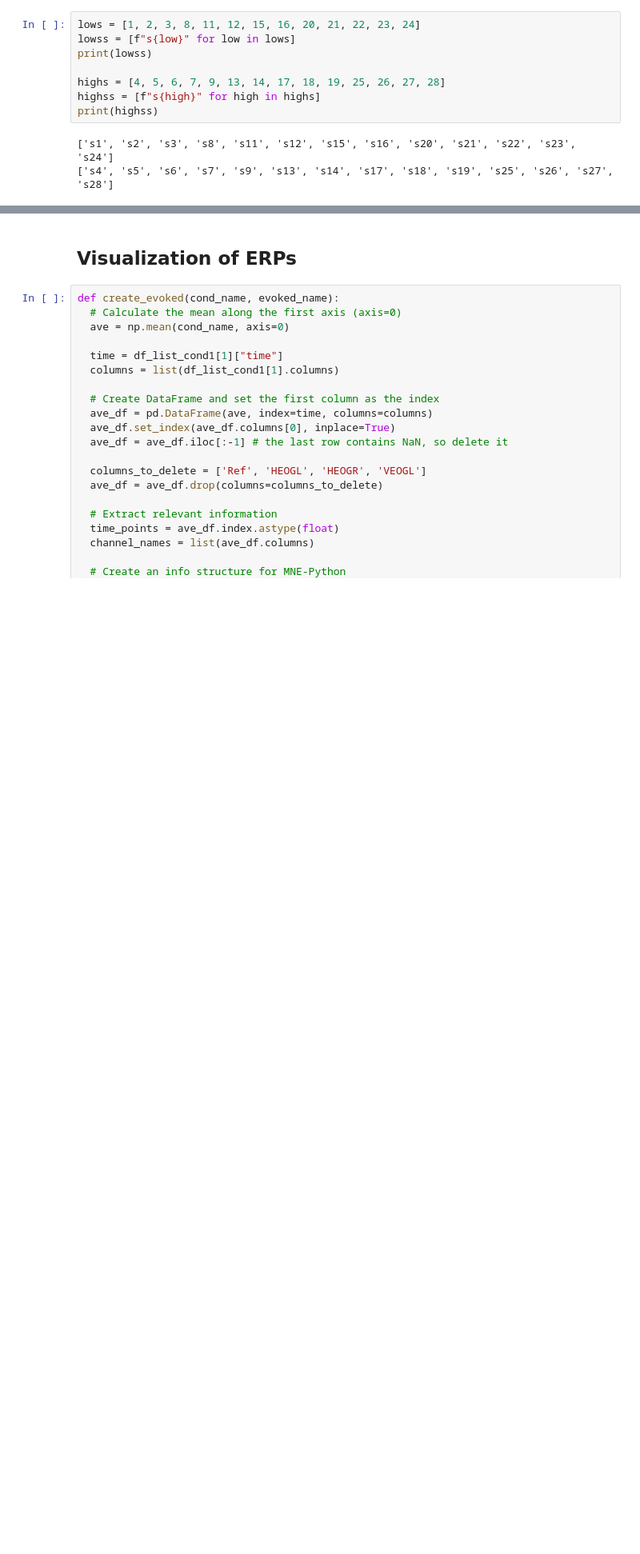
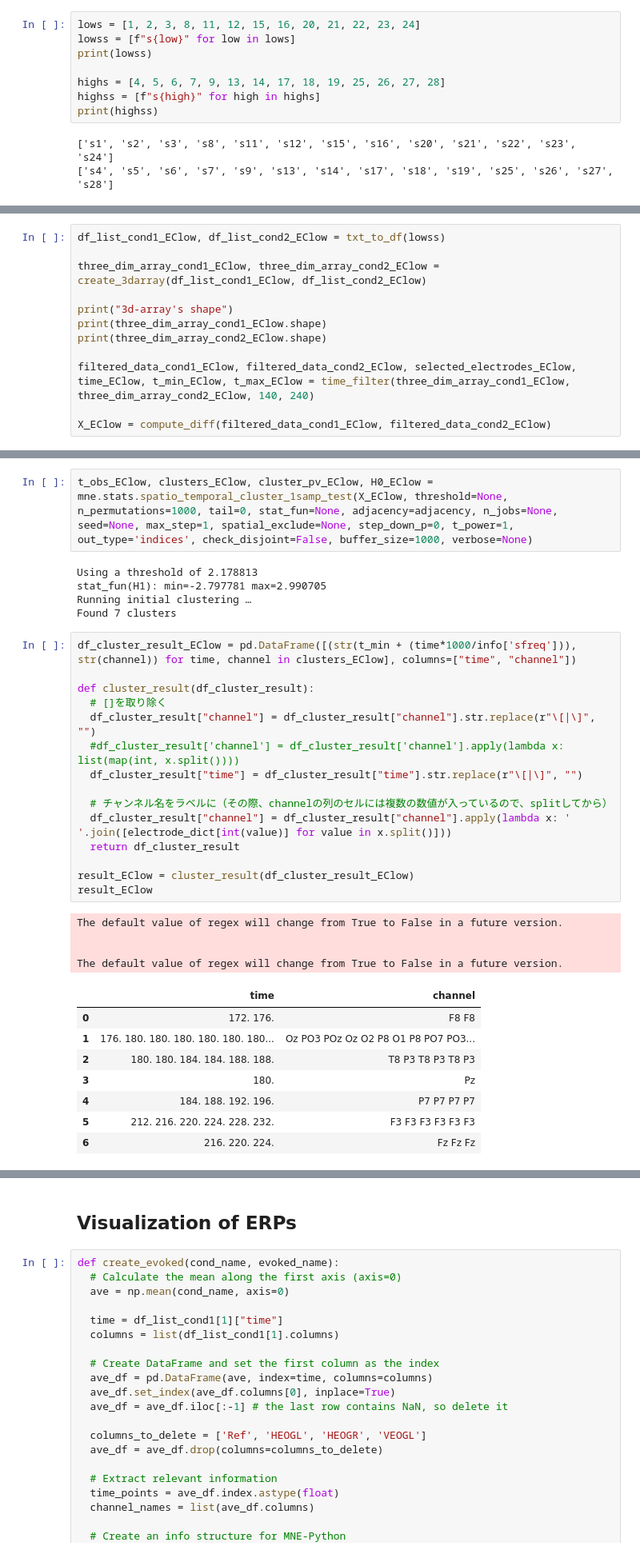
Before and after one commit to Kei-Kobayash/multiple_smiles, a Jupyter notebook: Spato_temporal_permutation2023.ipynb, the cells around one changed output, grey strips where cells are left out. Shown at 80% size. Cells and saved outputs as stored; diff of their text form; blank space fills up the shorter version.

```diff
--- a/Spato_temporal_permutation2023.ipynb
+++ b/Spato_temporal_permutation2023.ipynb
@@ -517,0 +530,12 @@ df_list_EClow, df_list_EChigh = txt_to_df()
+# %%
+df_list_cond1_EClow, df_list_cond2_EClow = txt_to_df(lowss)
+
+three_dim_array_cond1_EClow, three_dim_array_cond2_EClow = create_3darray(df_list_cond1_EClow, df_list_cond2_EClow)
+
+print("3d-array's shape")
+print(three_dim_array_cond1_EClow.shape)
+print(three_dim_array_cond2_EClow.shape)
+
+filtered_data_cond1_EClow, filtered_data_cond2_EClow, selected_electrodes_EClow, time_EClow, t_min_EClow, t_max_EClow = time_filter(three_dim_array_cond1_EClow, three_dim_array_cond2_EClow, 140, 240)
+
+X_EClow = compute_diff(filtered_data_cond1_EClow, filtered_data_cond2_EClow)
@@ -517,0 +547,35 @@ df_list_EClow, df_list_EChigh = txt_to_df()
+# %%
+t_obs_EClow, clusters_EClow, cluster_pv_EClow, H0_EClow = mne.stats.spatio_temporal_cluster_1samp_test(X_EClow, threshold=None, n_permutations=1000, tail=0, stat_fun=None, adjacency=adjacency, n_jobs=None, seed=None, max_step=1, spatial_exclude=None, step_down_p=0, t_power=1, out_type='indices', check_disjoint=False, buffer_size=1000, verbose=None)
+# %% [output]
+Using a threshold of 2.178813
+stat_fun(H1): min=-2.797781 max=2.990705
+Running initial clustering …
+Found 7 clusters
+# %%
+df_cluster_result_EClow = pd.DataFrame([(str(t_min + (time*1000/info['sfreq'])), str(channel)) for time, channel in clusters_EClow], columns=["time", "channel"])
+
+def cluster_result(df_cluster_result):
+  # []を取り除く
+  df_cluster_result["channel"] = df_cluster_result["channel"].str.replace(r"\[|\]", "")
+  #df_cluster_result['channel'] = df_cluster_result['channel'].apply(lambda x: list(map(int, x.split())))
+  df_cluster_result["time"] = df_cluster_result["time"].str.replace(r"\[|\]", "")
+
+  # チャンネル名をラベルに（その際、channelの列のセルには複数の数値が入っているので、splitしてから）
+  df_cluster_result["channel"] = df_cluster_result["channel"].apply(lambda x: ' '.join([electrode_dict[int(value)] for value in x.split()]))
+  return df_cluster_result
+
+result_EClow = cluster_result(df_cluster_result_EClow)
+result_EClow
+# %% [output]
+The default value of regex will change from True to False in a future version.
+
+
+The default value of regex will change from True to False in a future version.
+|  | time | channel |
+| 0 | 172. 176. | F8 F8 |
+| 1 | 176. 180. 180. 180. 180. 180. 180... | Oz PO3 POz Oz O2 P8 O1 P8 PO7 PO3... |
+| 2 | 180. 180. 184. 184. 188. 188. | T8 P3 T8 P3 T8 P3 |
+| 3 | 180. | Pz |
+| 4 | 184. 188. 192. 196. | P7 P7 P7 P7 |
+| 5 | 212. 216. 220. 224. 228. 232. | F3 F3 F3 F3 F3 F3 |
+| 6 | 216. 220. 224. | Fz Fz Fz |
```
Also changed, not shown: parts of 12 cells of this notebook.
